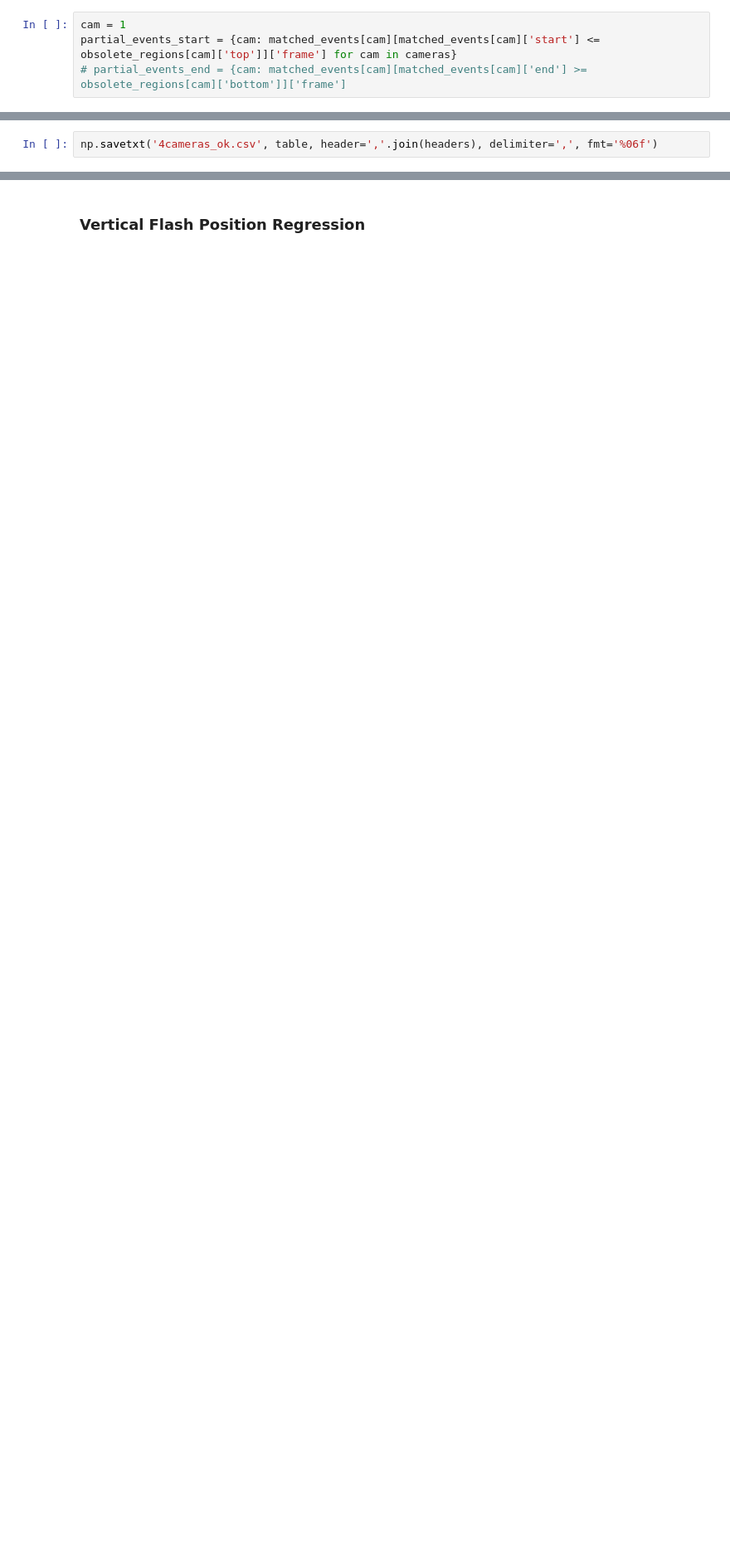
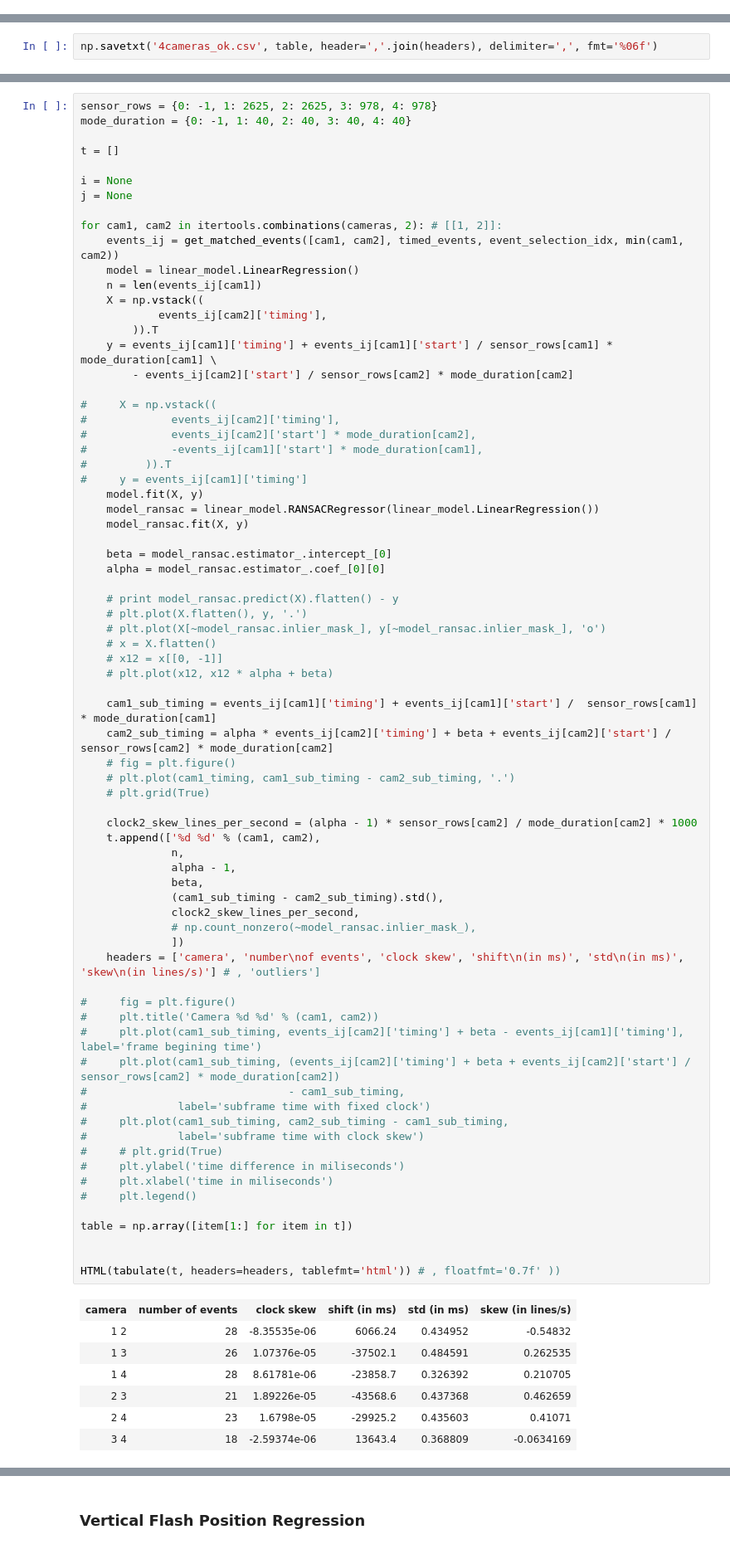
Before and after one commit to smidm/flashvideosynchronization-notebook, a Jupyter notebook: sub-frame_synchronization.ipynb, the cells around one changed output, grey strips where cells are left out. Shown: that part at 83% size. Saved outputs shown, nothing was run; the diff lists cells and outputs as text; blank space fills up the shorter version.

```diff
--- a/sub-frame_synchronization.ipynb
+++ b/sub-frame_synchronization.ipynb
@@ -778,7 +865,3 @@ plt.eventplot([t for t in timings_rel.values()], colors=['r', 'b', 'r', 'b'])
 matched_events = {}
 for idx, cam in enumerate(cameras):
     matched_events[cam] = timed_events[cam][matched[mask_full_match].astype(int)[:, idx]]
-# %%
-cam = 1
-partial_events_start = {cam: matched_events[cam][matched_events[cam]['start'] <= obsolete_regions[cam]['top']]['frame'] for cam in cameras}
-# partial_events_end = {cam: matched_events[cam][matched_events[cam]['end'] >= obsolete_regions[cam]['bottom']]['frame']
@@ -1118,0 +1195,81 @@ np.savetxt('4cameras_ok.csv', table, header=','.join(headers), delimiter=',', fm
+# %%
+sensor_rows = {0: -1, 1: 2625, 2: 2625, 3: 978, 4: 978}
+mode_duration = {0: -1, 1: 40, 2: 40, 3: 40, 4: 40}
+
+t = []
+
+i = None
+j = None
+
+for cam1, cam2 in itertools.combinations(cameras, 2): # [[1, 2]]:
+    events_ij = get_matched_events([cam1, cam2], timed_events, event_selection_idx, min(cam1, cam2))
+    model = linear_model.LinearRegression()
+    n = len(events_ij[cam1])
+    X = np.vstack((
+            events_ij[cam2]['timing'],
+        )).T
+    y = events_ij[cam1]['timing'] + events_ij[cam1]['start'] / sensor_rows[cam1] * mode_duration[cam1] \
+        - events_ij[cam2]['start'] / sensor_rows[cam2] * mode_duration[cam2]
+
+#     X = np.vstack((
+#             events_ij[cam2]['timing'],
+#             events_ij[cam2]['start'] * mode_duration[cam2],
+#             -events_ij[cam1]['start'] * mode_duration[cam1],
+#         )).T
+#     y = events_ij[cam1]['timing']
+    model.fit(X, y)
+    model_ransac = linear_model.RANSACRegressor(linear_model.LinearRegression())
+    model_ransac.fit(X, y)
+
+    beta = model_ransac.estimator_.intercept_[0]
+    alpha = model_ransac.estimator_.coef_[0][0]
+
+    # print model_ransac.predict(X).flatten() - y
+    # plt.plot(X.flatten(), y, '.')
+    # plt.plot(X[~model_ransac.inlier_mask_], y[~model_ransac.inlier_mask_], 'o')
+    # x = X.flatten()
+    # x12 = x[[0, -1]]
+    # plt.plot(x12, x12 * alpha + beta)
+
+    cam1_sub_timing = events_ij[cam1]['timing'] + events_ij[cam1]['start'] /  sensor_rows[cam1] * mode_duration[cam1]
+    cam2_sub_timing = alpha * events_ij[cam2]['timing'] + beta + events_ij[cam2]['start'] /  sensor_rows[cam2] * mode_duration[cam2]
+    # fig = plt.figure()
+    # plt.plot(cam1_timing, cam1_sub_timing - cam2_sub_timing, '.')
+    # plt.grid(True)
+
+    clock2_skew_lines_per_second = (alpha - 1) * sensor_rows[cam2] / mode_duration[cam2] * 1000
+    t.append(['%d %d' % (cam1, cam2),
+              n,
+              alpha - 1,
+              beta,
+              (cam1_sub_timing - cam2_sub_timing).std(),
+              clock2_skew_lines_per_second,
+              # np.count_nonzero(~model_ransac.inlier_mask_),
+              ])
+    headers = ['camera', 'number\nof events', 'clock skew', 'shift\n(in ms)', 'std\n(in ms)', 'skew\n(in lines/s)'] # , 'outliers']
+
+#     fig = plt.figure()
+#     plt.title('Camera %d %d' % (cam1, cam2))
+#     plt.plot(cam1_sub_timing, events_ij[cam2]['timing'] + beta - events_ij[cam1]['timing'], label='frame begining time')
+#     plt.plot(cam1_sub_timing, (events_ij[cam2]['timing'] + beta + events_ij[cam2]['start'] /  sensor_rows[cam2] * mode_duration[cam2])
+#                               - cam1_sub_timing,
+#              label='subframe time with fixed clock')
+#     plt.plot(cam1_sub_timing, cam2_sub_timing - cam1_sub_timing,
+#              label='subframe time with clock skew')
+#     # plt.grid(True)
+#     plt.ylabel('time difference in miliseconds')
+#     plt.xlabel('time in miliseconds')
+#     plt.legend()
+
+table = np.array([item[1:] for item in t])
+
+
+HTML(tabulate(t, headers=headers, tablefmt='html')) # , floatfmt='0.7f' ))
+# %% [output]
+| camera | number of events | clock skew | shift (in ms) | std (in ms) | skew (in lines/s) |
+| 1 2 | 28 | -8.35535e-06 | 6066.24 | 0.434952 | -0.54832 |
+| 1 3 | 26 | 1.07376e-05 | -37502.1 | 0.484591 | 0.262535 |
+| 1 4 | 28 | 8.61781e-06 | -23858.7 | 0.326392 | 0.210705 |
+| 2 3 | 21 | 1.89226e-05 | -43568.6 | 0.437368 | 0.462659 |
+| 2 4 | 23 | 1.6798e-05 | -29925.2 | 0.435603 | 0.41071 |
+| 3 4 | 18 | -2.59374e-06 | 13643.4 | 0.368809 | -0.0634169 |
```
Also changed, not shown: parts of 106 cells of this notebook.
